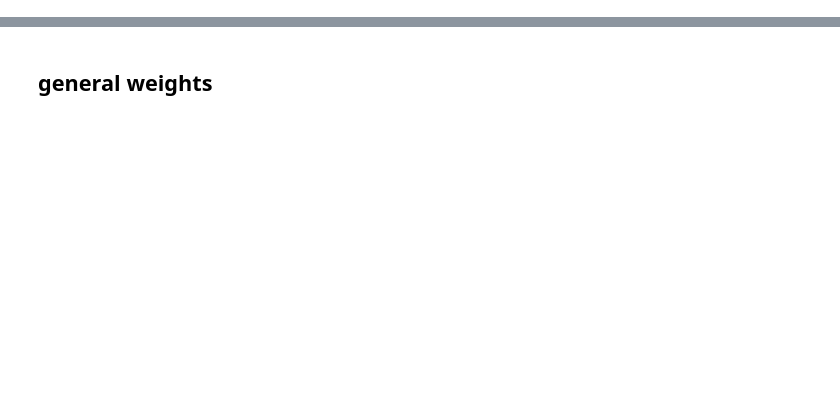
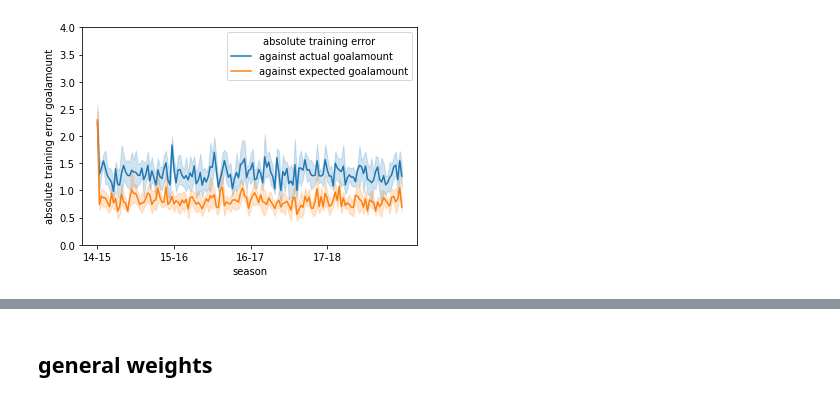
Before and after one commit to LUKEx76/football_prediction, a Jupyter notebook: xg_model/xg_regression.ipynb, the cells around one changed output, grey strips where cells are left out. Cells and saved outputs as stored; diff of their text form; code cells hidden in the pictures; blank space fills up the shorter version.

```diff
--- a/xg_model/xg_regression.ipynb
+++ b/xg_model/xg_regression.ipynb
@@ -0,0 +446,16 @@
+# %%
+training_error_df["against actual goalamount"] = training_error_df["abs_error_ga"]
+training_error_df["against expected goalamount"] = training_error_df["abs_error_xga"]
+melted_df = training_error_df[["season_matchnumber", "against actual goalamount", "against expected goalamount"]].melt(
+    "season_matchnumber", var_name="absolute training error", value_name="vals")
+
+sns.lineplot(data=melted_df, x="season_matchnumber",
+             y="vals", hue="absolute training error")
+plt.xticks(["14_1", "15_1", "16_1", "17_1"], [
+           "14-15", "15-16", "16-17", "17-18"])
+plt.xlabel("season")
+plt.ylabel("absolute training error goalamount")
+plt.ylim(0, 4)
+plt.show()
+# %% [output]
+[figure, added]
```
Also changed, not shown: parts of 34 cells of this notebook, 4 other files.
